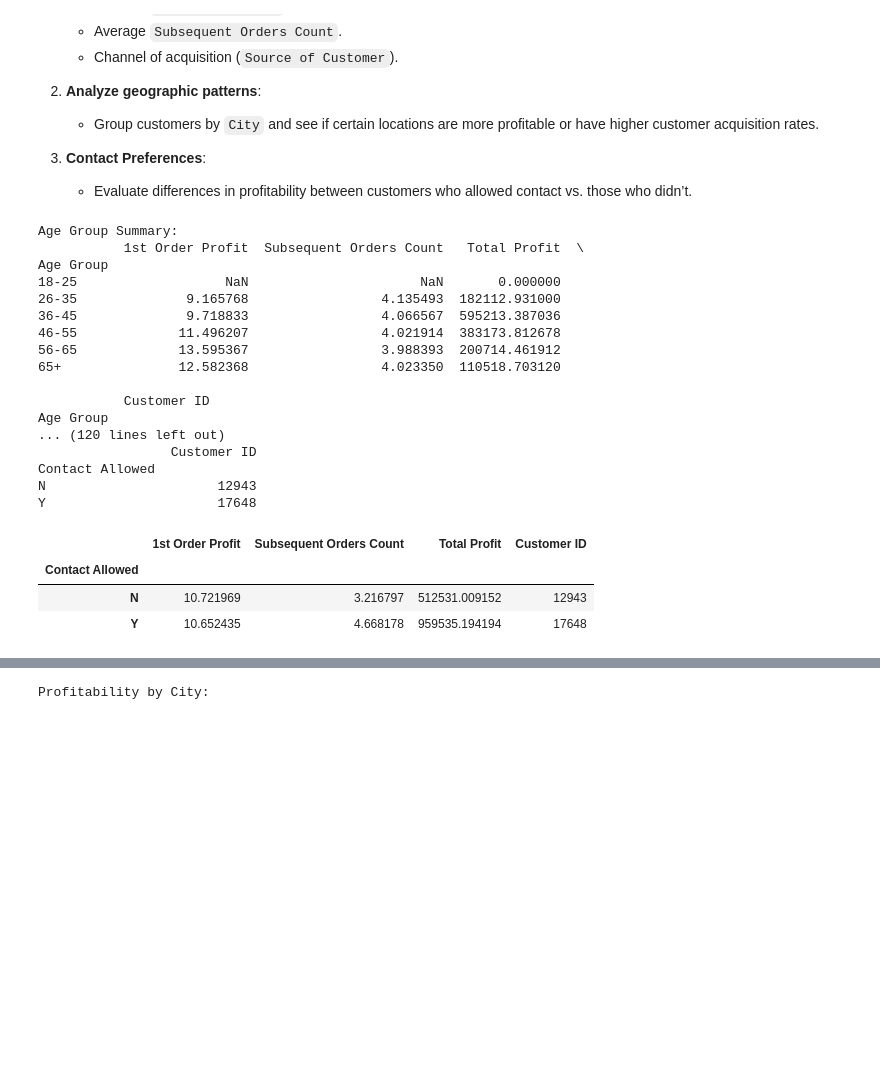
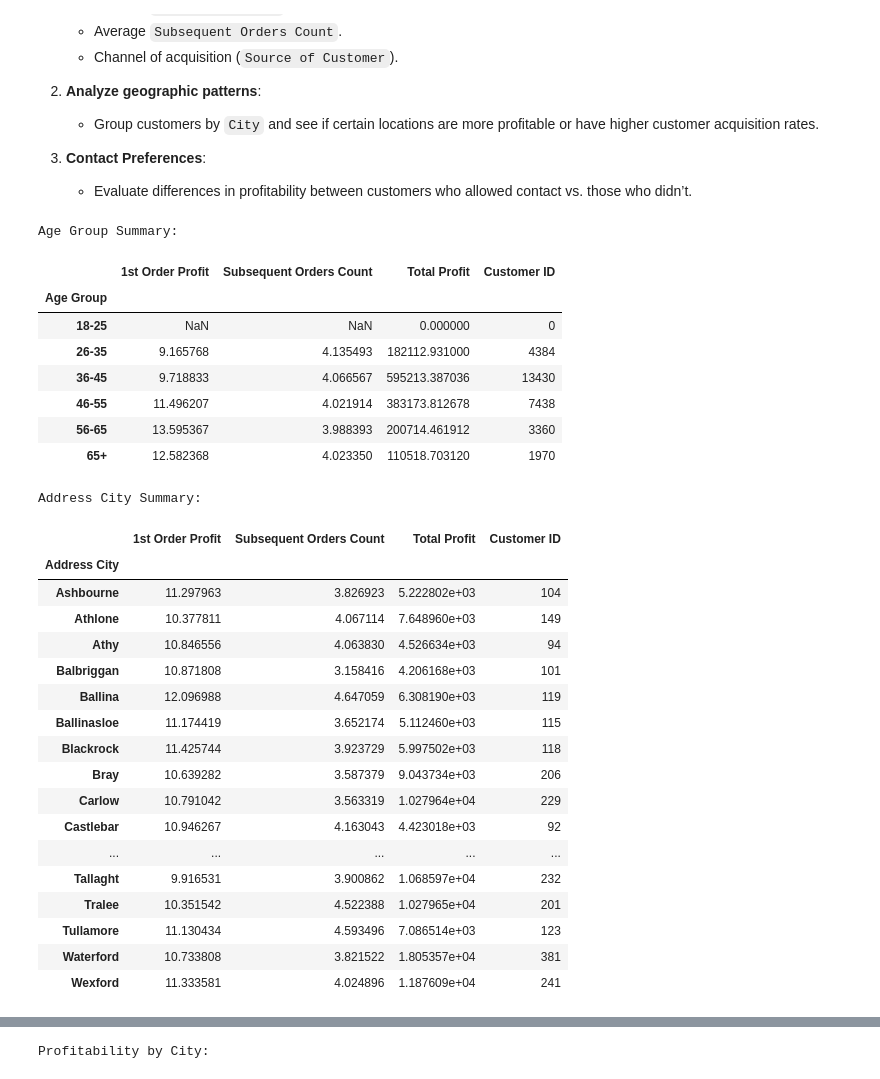
Before and after one commit to cianolan1/2K-Tech-Assessment, a Jupyter notebook: src/Analysis.ipynb, the cells around one changed output, grey strips where cells are left out. Saved outputs shown, nothing was run; the diff lists cells and outputs as text; code cells hidden in the pictures; blank space fills up the shorter version.

```diff
--- a/src/Analysis.ipynb
+++ b/src/Analysis.ipynb
@@ -40,33 +57,20 @@ import matplotlib.pyplot as plt
 # %%
-def summarize_and_clean(df, name):
-    print(f"--- {name} DataFrame Summary ---")
+def summarize_data(df, df_name):
+    """Summarize a DataFrame including missing values and data types."""
+    print(f"--- {df_name} DataFrame Summary ---")
     print(df.info())
-    print(f"\nMissing values in {name}:")
+    print("\nMissing values:")
     print(df.isnull().sum())
-    print(f"\nFirst few rows of {name}:")
-    print(df.head())
-    print("\n")
+    print("\nFirst few rows:")
+    print(df.head(), "\n")
 
-# Load the Excel file and sheets into DataFrames
-file_path = "../data/Quantitative_Task_-_Data_Analysis_-_Auction.xlsx"
-xls = pd.ExcelFile(file_path)
-Definitions, Cost, Value_Info, Demographic_Info = [pd.read_excel(file_path, sheet_name=s) for s in xls.sheet_names]
+# Summarize all DataFrames
+for name, df in dataframes.items():
+    summarize_data(df, name)
 
-# Summarize and clean all DataFrames at once
-dataframes = [Definitions, Cost, Value_Info, Demographic_Info]
-df_names = ['Definitions', 'Cost', 'Value_Info', 'Demographic_Info']
-
-for df, name in zip(dataframes, df_names):
-    summarize_and_clean(df, name)
-
-# Convert necessary columns to datetime format
+# Handle missing values and clean data (example cleaning step)
 Demographic_Info['Date Of Birth'] = pd.to_datetime(Demographic_Info['Date Of Birth'], errors='coerce')
 Demographic_Info['Registration Date'] = pd.to_datetime(Demographic_Info['Registration Date'], errors='coerce')
-
-# Drop the 'Title' column due to missing values
-Demographic_Info.drop(columns=['Title'], inplace=True)
-
-print("Data cleaned and summarized.")
 # %% [output]
 --- Definitions DataFrame Summary ---
 <class 'pandas.core.frame.DataFrame'>
@@ -215,50 +262,57 @@ Demographic_Info['Age Group'] = pd.cut(Demographic_Info['Age'], bins=bins, label
 merged_data = pd.merge(Demographic_Info, Value_Info, on='Customer ID')
 
 # Calculate total profit (1st Order Profit + Subsequent Order Profit) for each customer
 merged_data['Total Profit'] = merged_data['1st Order Profit'] + merged_data['Subsequent Order Profit']
 
 # Function to analyze demographics based on any grouping
 def analyze_demographics(merged_df, group_by_column, metrics):
     demographic_summary = merged_df.groupby(group_by_column).agg(metrics)
     print(f"\n{group_by_column} Summary:")
-    print(demographic_summary)
+    display(demographic_summary)
     return demographic_summary
 
 # Metrics to calculate for each demographic group
 metrics = {
     '1st Order Profit': 'mean',
     'Subsequent Orders Count': 'mean',
     'Total Profit': 'sum',
     'Customer ID': 'count'
 }
 
 # Analyze demographics by age group
 analyze_demographics(merged_data, 'Age Group', metrics)
 
 # Analyze profitability by city
 analyze_demographics(merged_data, 'Address City', metrics)
 
 # Analyze contact preferences
 analyze_demographics(merged_data, 'Contact Allowed', metrics)
 # %% [output]
 Age Group Summary:
-           1st Order Profit  Subsequent Orders Count   Total Profit  \
-Age Group
-18-25                   NaN                      NaN       0.000000
-26-35              9.165768                 4.135493  182112.931000
-36-45              9.718833                 4.066567  595213.387036
-46-55             11.496207                 4.021914  383173.812678
-56-65             13.595367                 3.988393  200714.461912
-65+               12.582368                 4.023350  110518.703120
-
-           Customer ID
-Age Group
-... (120 lines left out)
-                 Customer ID
-Contact Allowed
-N                      12943
-Y                      17648
 |  | 1st Order Profit | Subsequent Orders Count | Total Profit | Customer ID |
-| Contact Allowed |  |  |  |  |
-| N | 10.721969 | 3.216797 | 512531.009152 | 12943 |
-| Y | 10.652435 | 4.668178 | 959535.194194 | 17648 |
+| Age Group |  |  |  |  |
+| 18-25 | NaN | NaN | 0.000000 | 0 |
+| 26-35 | 9.165768 | 4.135493 | 182112.931000 | 4384 |
+| 36-45 | 9.718833 | 4.066567 | 595213.387036 | 13430 |
+| 46-55 | 11.496207 | 4.021914 | 383173.812678 | 7438 |
+| 56-65 | 13.595367 | 3.988393 | 200714.461912 | 3360 |
+| 65+ | 12.582368 | 4.023350 | 110518.703120 | 1970 |
+Address City Summary:
+|  | 1st Order Profit | Subsequent Orders Count | Total Profit | Customer ID |
+| Address City |  |  |  |  |
+| Ashbourne | 11.297963 | 3.826923 | 5.222802e+03 | 104 |
+| Athlone | 10.377811 | 4.067114 | 7.648960e+03 | 149 |
+| Athy | 10.846556 | 4.063830 | 4.526634e+03 | 94 |
+| Balbriggan | 10.871808 | 3.158416 | 4.206168e+03 | 101 |
+| Ballina | 12.096988 | 4.647059 | 6.308190e+03 | 119 |
+| Ballinasloe | 11.174419 | 3.652174 | 5.112460e+03 | 115 |
+| Blackrock | 11.425744 | 3.923729 | 5.997502e+03 | 118 |
+| Bray | 10.639282 | 3.587379 | 9.043734e+03 | 206 |
+| Carlow | 10.791042 | 3.563319 | 1.027964e+04 | 229 |
+| Castlebar | 10.946267 | 4.163043 | 4.423018e+03 | 92 |
+| ... | ... | ... | ... | ... |
+| Tallaght | 9.916531 | 3.900862 | 1.068597e+04 | 232 |
+| Tralee | 10.351542 | 4.522388 | 1.027965e+04 | 201 |
+| Tullamore | 11.130434 | 4.593496 | 7.086514e+03 | 123 |
+| Waterford | 10.733808 | 3.821522 | 1.805357e+04 | 381 |
+| Wexford | 11.333581 | 4.024896 | 1.187609e+04 | 241 |
```
Also changed, not shown: parts of 26 cells of this notebook.
